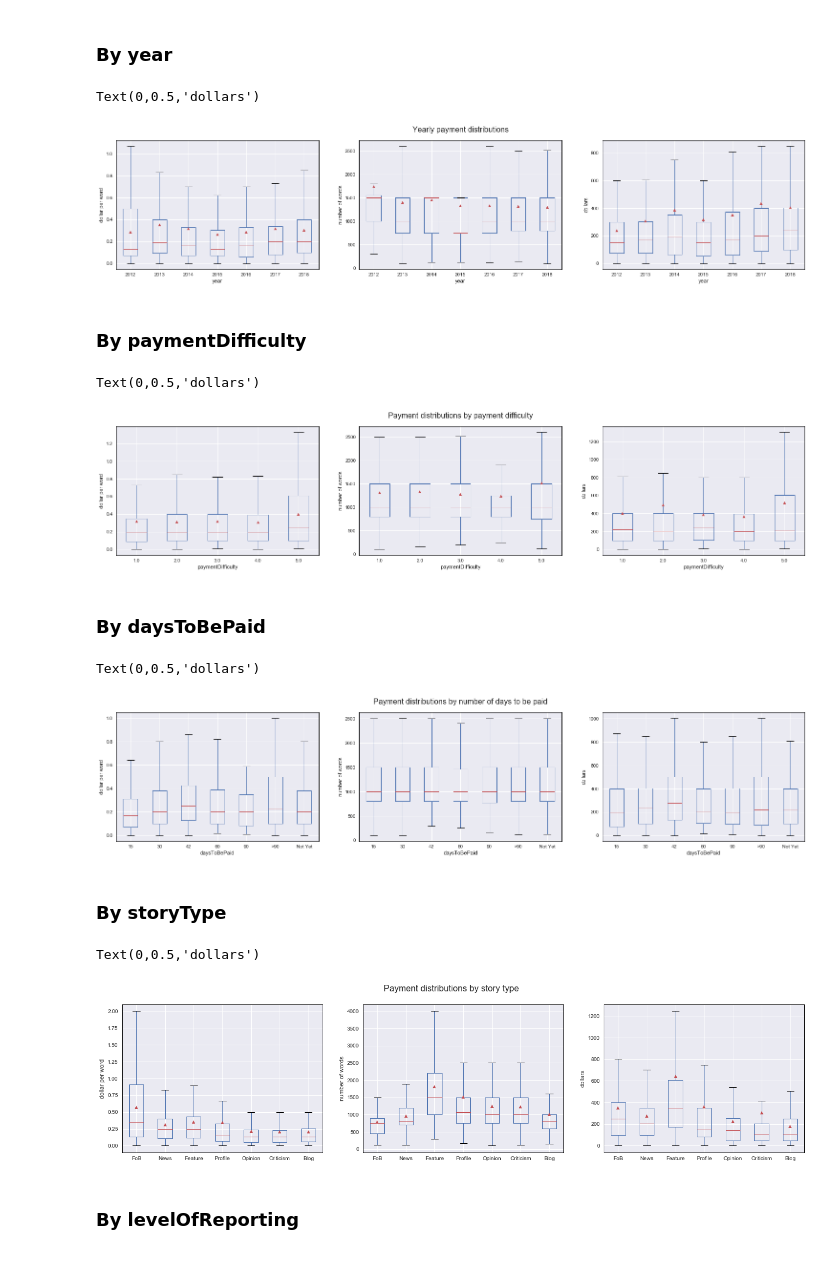
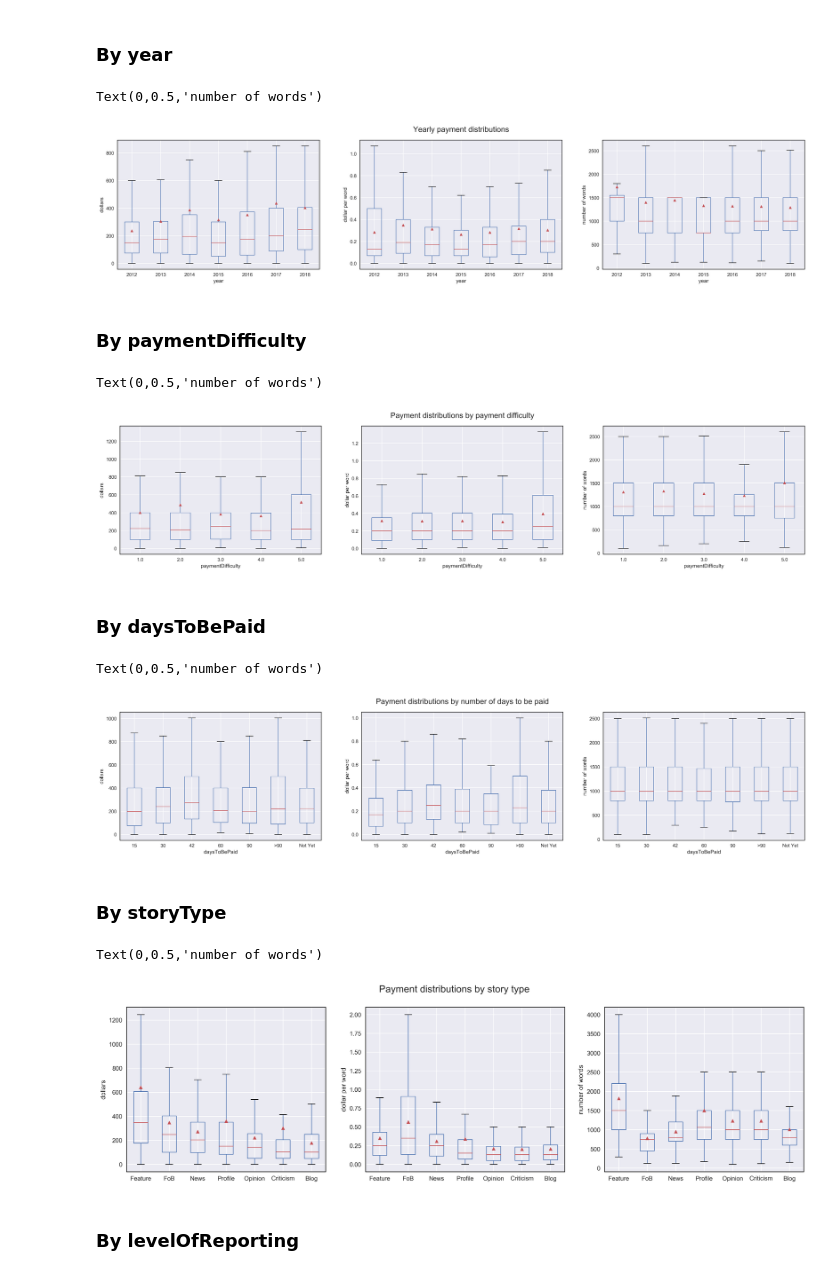
Before and after one commit to kmcelwee/WhoPaysWriters, a Jupyter notebook: Explore_Data.ipynb, the cells around one changed output. Drawn from its saved outputs; the diff is of its cells as text; code cells hidden in the pictures.

```diff
--- a/Explore_Data.ipynb
+++ b/Explore_Data.ipynb
@@ -7,8 +7,11 @@ import matplotlib.pyplot as plt
 from matplotlib.colors import ListedColormap
 import seaborn as sns
 import warnings
+% matplotlib inline
+import matplotlib as mpl
+mpl.rcParams['figure.dpi']= 300
 
-% matplotlib inline
+
 plt.style.use('seaborn')
 plt.rcParams["axes.edgecolor"] = "black"
 plt.rcParams["axes.linewidth"] = 1
@@ -58,4 +94,4 @@ Text(0.5,0,'percent')
 # %%
-num = ['wordRate', 'wordCount', 'totalPaid']
+num = ['totalPaid', 'wordRate', 'wordCount']
 # %%
 fig, axes = plt.subplots(nrows=1, ncols=3, figsize = (20, 5))
@@ -80,12 +116,12 @@ for i, s in enumerate(num):
     axes[i].set_title('')
 
 fig.suptitle('Yearly payment distributions', fontsize=16)
-axes[0].set_ylabel('dollar per word')
-axes[1].set_ylabel('number of words')
-axes[2].set_ylabel('dollars')
+axes[0].set_ylabel('dollars')
+axes[1].set_ylabel('dollar per word')
+axes[2].set_ylabel('number of words')
 # %% [output]
-Text(0,0.5,'dollars')
+Text(0,0.5,'number of words')
-[figure, old version]
+[figure, new version]
 # %% [markdown]
 ### By paymentDifficulty
 # %%
@@ -95,12 +131,12 @@ for i, s in enumerate(num):
     axes[i].set_title('')
 
 fig.suptitle('Payment distributions by payment difficulty', fontsize=16)
-axes[0].set_ylabel('dollar per word')
-axes[1].set_ylabel('number of words')
-axes[2].set_ylabel('dollars')
+axes[0].set_ylabel('dollars')
+axes[1].set_ylabel('dollar per word')
+axes[2].set_ylabel('number of words')
 # %% [output]
-Text(0,0.5,'dollars')
+Text(0,0.5,'number of words')
-[figure, old version]
+[figure, new version]
 # %% [markdown]
 ### By daysToBePaid
 # %%
@@ -110,37 +146,37 @@ for i, s in enumerate(num):
     axes[i].set_title('')
 
 fig.suptitle('Payment distributions by number of days to be paid', fontsize=16)
-axes[0].set_ylabel('dollar per word')
-axes[1].set_ylabel('number of words')
-axes[2].set_ylabel('dollars')
+axes[0].set_ylabel('dollars')
+axes[1].set_ylabel('dollar per word')
+axes[2].set_ylabel('number of words')
 # %% [output]
-Text(0,0.5,'dollars')
+Text(0,0.5,'number of words')
-[figure, old version]
+[figure, new version]
 # %% [markdown]
 ### By storyType
 # %%
 # wow thank you stack overflow
 def boxplot_sorted(df, by, column, axe, med_ind=None):
     df2 = pd.DataFrame({col:vals[column] for col, vals in df.groupby(by)})
     meds = df2.median().sort_values(ascending=False)
     # for multiple subplots, this option allows to sort by previous medians
     ind = meds.index if (med_ind is None) else med_ind
     df2[ind].boxplot(rot=0, showfliers=False, showmeans=True, ax=axe)
     return ind
 
 fig, axes = plt.subplots(nrows=1, ncols=3, figsize = (20, 5))
 ind = None
 for i, s in enumerate(num):
     ind = boxplot_sorted(df, by='storyType', column=s, axe=axes[i], med_ind=ind)
     axes[i].set_title('')
 
 fig.suptitle('Payment distributions by story type', fontsize=16)
-axes[0].set_ylabel('dollar per word')
-axes[1].set_ylabel('number of words')
-axes[2].set_ylabel('dollars')
+axes[0].set_ylabel('dollars')
+axes[1].set_ylabel('dollar per word')
+axes[2].set_ylabel('number of words')
 # %% [output]
-Text(0,0.5,'dollars')
+Text(0,0.5,'number of words')
-[figure, old version]
+[figure, new version]
 # %% [markdown]
 ### By levelOfReporting
 # %%
```
Also changed, not shown: parts of 17 cells of this notebook, 2 other files.
